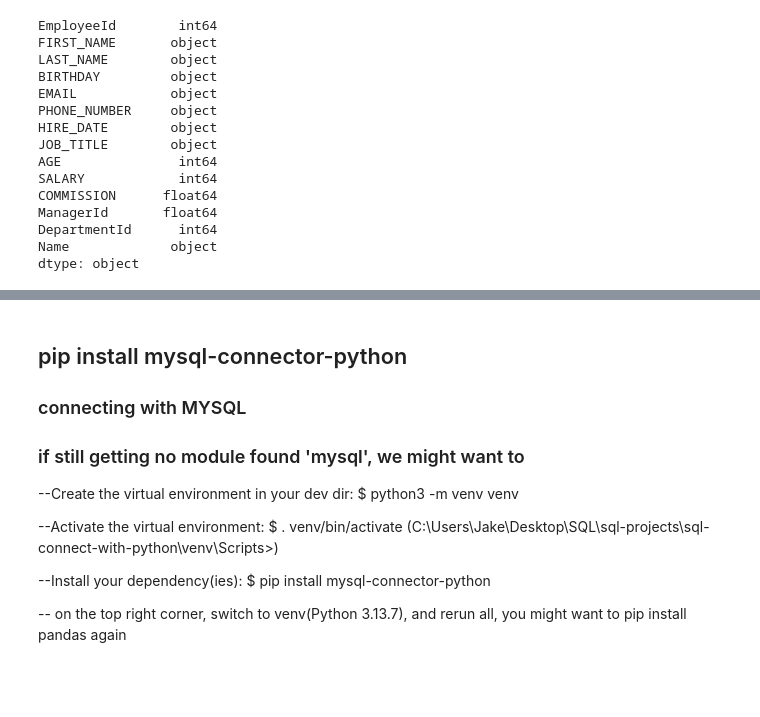
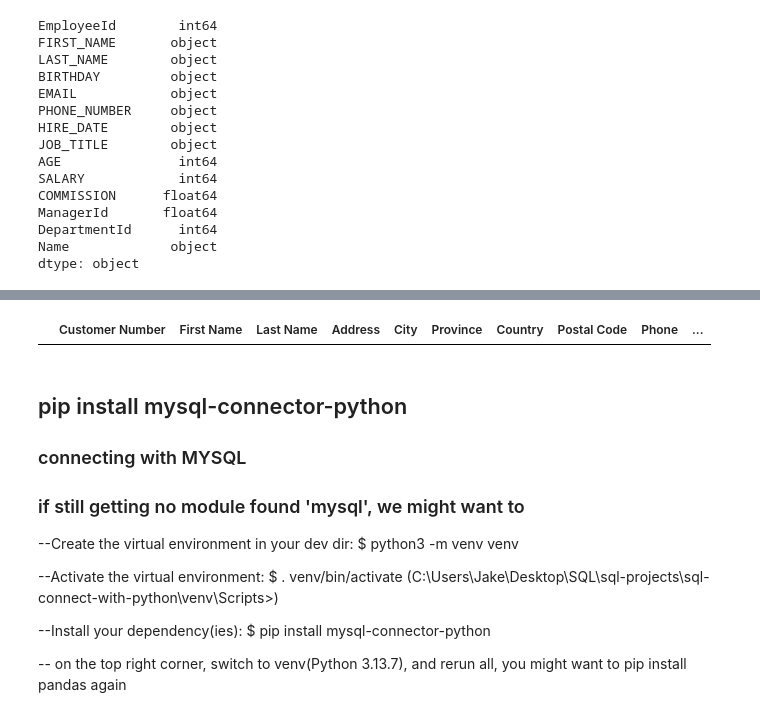
Before and after one commit to jakecoffee0126/sql-projects, a Jupyter notebook: app.ipynb, the cells around one changed output, grey strips where cells are left out. Saved outputs shown, nothing was run; the diff lists cells and outputs as text; code cells hidden in the pictures; blank space fills up the shorter version.

```diff
--- a/app.ipynb
+++ b/app.ipynb
@@ -5,6 +5,12 @@
 import pandas as pd
 # %%
 df_employee = pd.read_csv('Employees.csv')
+df_customer = pd.read_csv('Customers.csv')
+df_department = pd.read_csv('Departments.csv')
+df_inventory = pd.read_csv('Inventory.csv')
+df_order = pd.read_csv('Orders.csv')
+df_product = pd.read_csv('Products.csv')
+df_store = pd.read_csv('Stores.csv')
 # %%
 df_employee.columns
 # %% [output]
@@ -78,6 +140,10 @@ dtype: object
 df_employee.loc[df_employee.duplicated()]
 # %% [output]
 |  | EmployeeId | FIRST_NAME | LAST_NAME | BIRTHDAY | EMAIL | PHONE_NUMBER | HIRE_DATE | JOB_TITLE | AGE | ... |
+# %%
+df_customer.loc[df_customer.duplicated()]
+# %% [output]
+|  | Customer Number | First Name | Last Name | Address | City | Province | Country | Postal Code | Phone | ... |
 # %% [markdown]
 ##  pip install mysql-connector-python
 ### connecting with MYSQL
```
Also changed, not shown: parts of 20 cells of this notebook.
